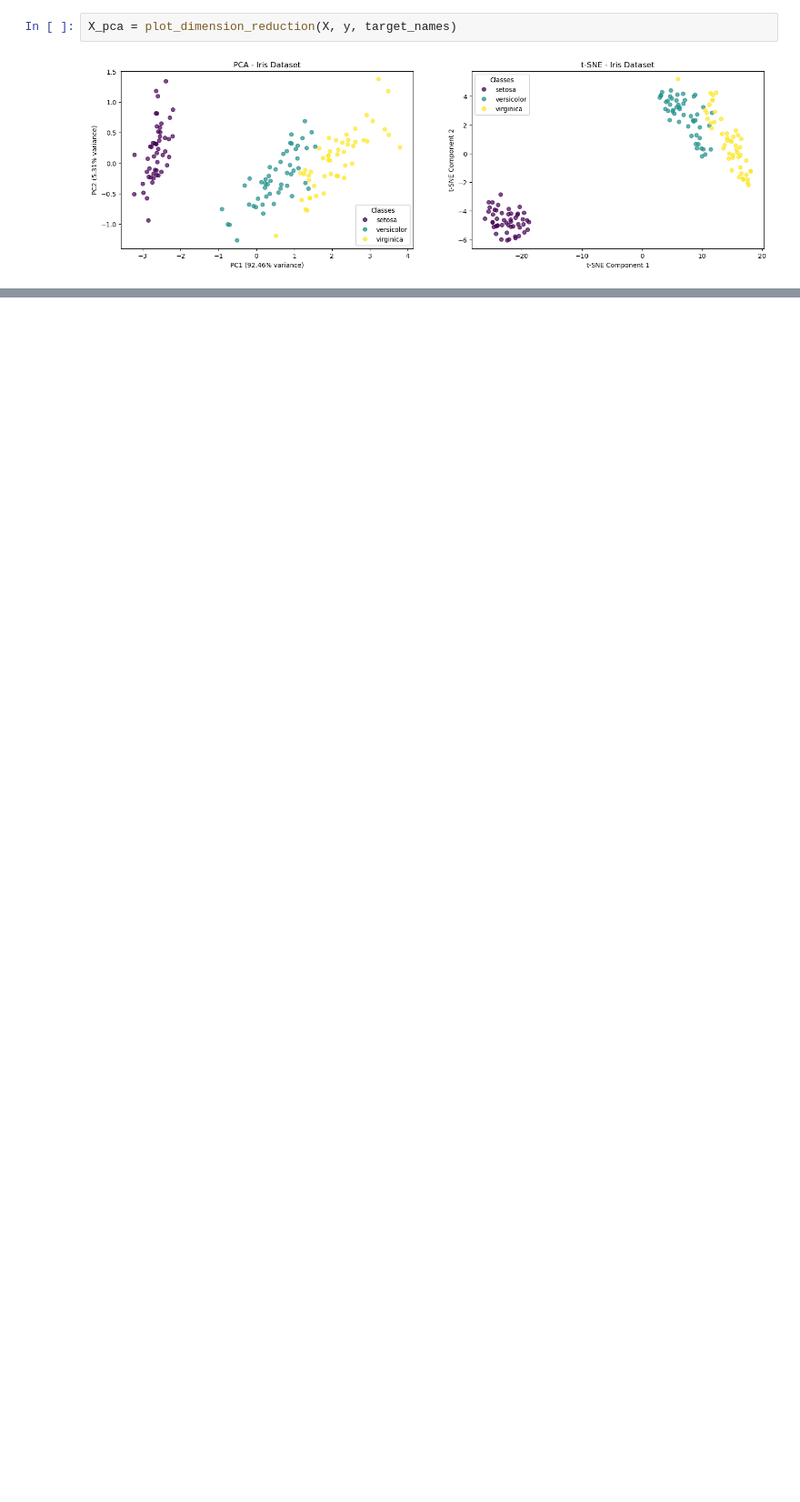
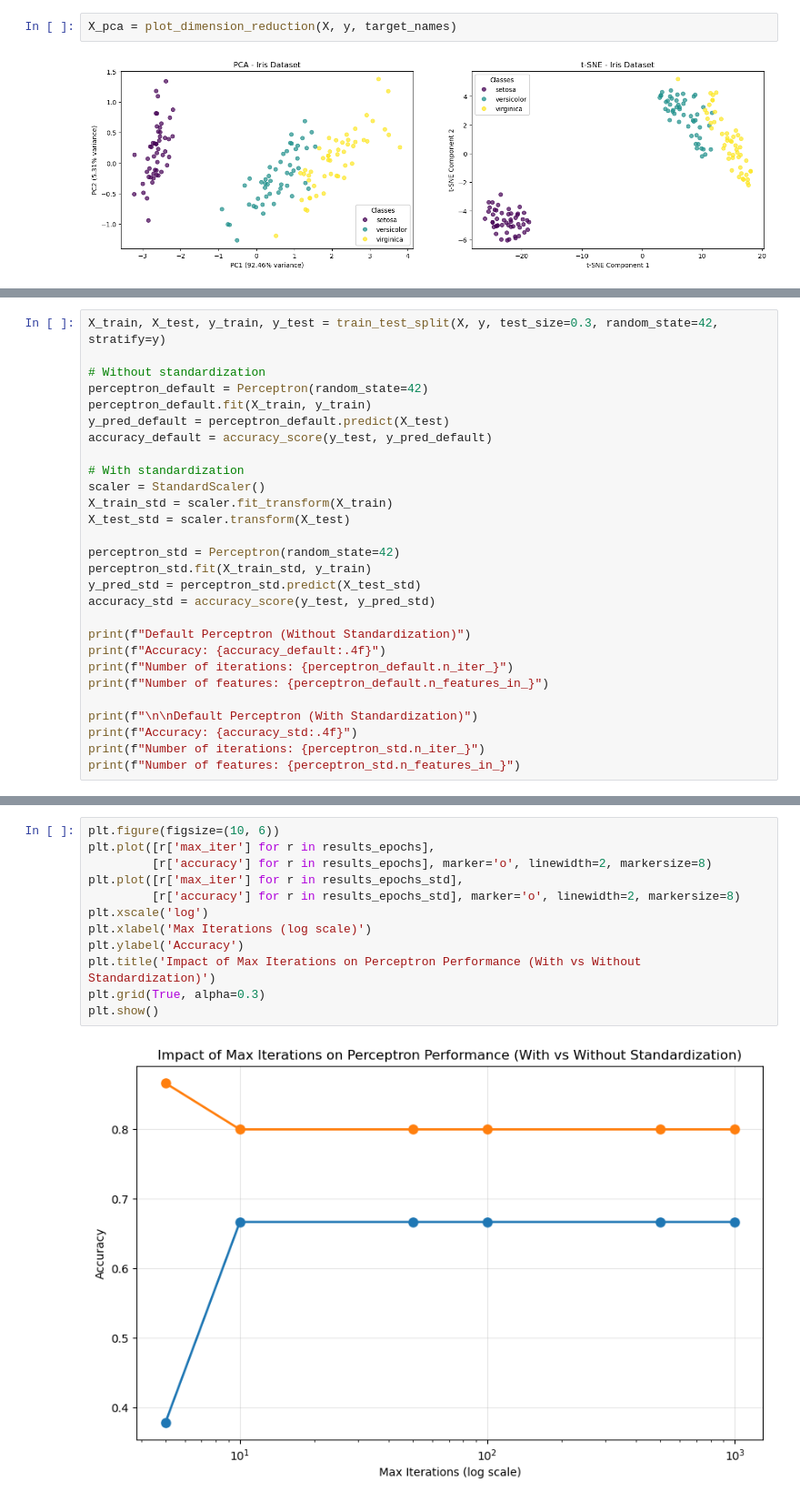
Before and after one commit to SobhanEyvazipoor/Homework-2, a Jupyter notebook: Exercise_4.ipynb, the cells around one changed output, grey strips where cells are left out. Shown: that part at 91% size. Drawn from its saved outputs; the diff is of its cells as text; blank space fills up the shorter version.

```diff
--- a/Exercise_4.ipynb
+++ b/Exercise_4.ipynb
@@ -106,0 +109,28 @@ X_pca = plot_dimension_reduction(X, y, target_names)
+# %%
+X_train, X_test, y_train, y_test = train_test_split(X, y, test_size=0.3, random_state=42, stratify=y)
+
+# Without standardization
+perceptron_default = Perceptron(random_state=42)
+perceptron_default.fit(X_train, y_train)
+y_pred_default = perceptron_default.predict(X_test)
+accuracy_default = accuracy_score(y_test, y_pred_default)
+
+# With standardization
+scaler = StandardScaler()
+X_train_std = scaler.fit_transform(X_train)
+X_test_std = scaler.transform(X_test)
+
+perceptron_std = Perceptron(random_state=42)
+perceptron_std.fit(X_train_std, y_train)
+y_pred_std = perceptron_std.predict(X_test_std)
+accuracy_std = accuracy_score(y_test, y_pred_std)
+
+print(f"Default Perceptron (Without Standardization)")
+print(f"Accuracy: {accuracy_default:.4f}")
+print(f"Number of iterations: {perceptron_default.n_iter_}")
+print(f"Number of features: {perceptron_default.n_features_in_}")
+
+print(f"\n\nDefault Perceptron (With Standardization)")
+print(f"Accuracy: {accuracy_std:.4f}")
+print(f"Number of iterations: {perceptron_std.n_iter_}")
+print(f"Number of features: {perceptron_std.n_features_in_}")
@@ -106,0 +202,14 @@ X_pca = plot_dimension_reduction(X, y, target_names)
+# %%
+plt.figure(figsize=(10, 6))
+plt.plot([r['max_iter'] for r in results_epochs],
+         [r['accuracy'] for r in results_epochs], marker='o', linewidth=2, markersize=8)
+plt.plot([r['max_iter'] for r in results_epochs_std],
+         [r['accuracy'] for r in results_epochs_std], marker='o', linewidth=2, markersize=8)
+plt.xscale('log')
+plt.xlabel('Max Iterations (log scale)')
+plt.ylabel('Accuracy')
+plt.title('Impact of Max Iterations on Perceptron Performance (With vs Without Standardization)')
+plt.grid(True, alpha=0.3)
+plt.show()
+# %% [output]
+[figure, added]
```
Also changed, not shown: parts of 14 cells of this notebook.
